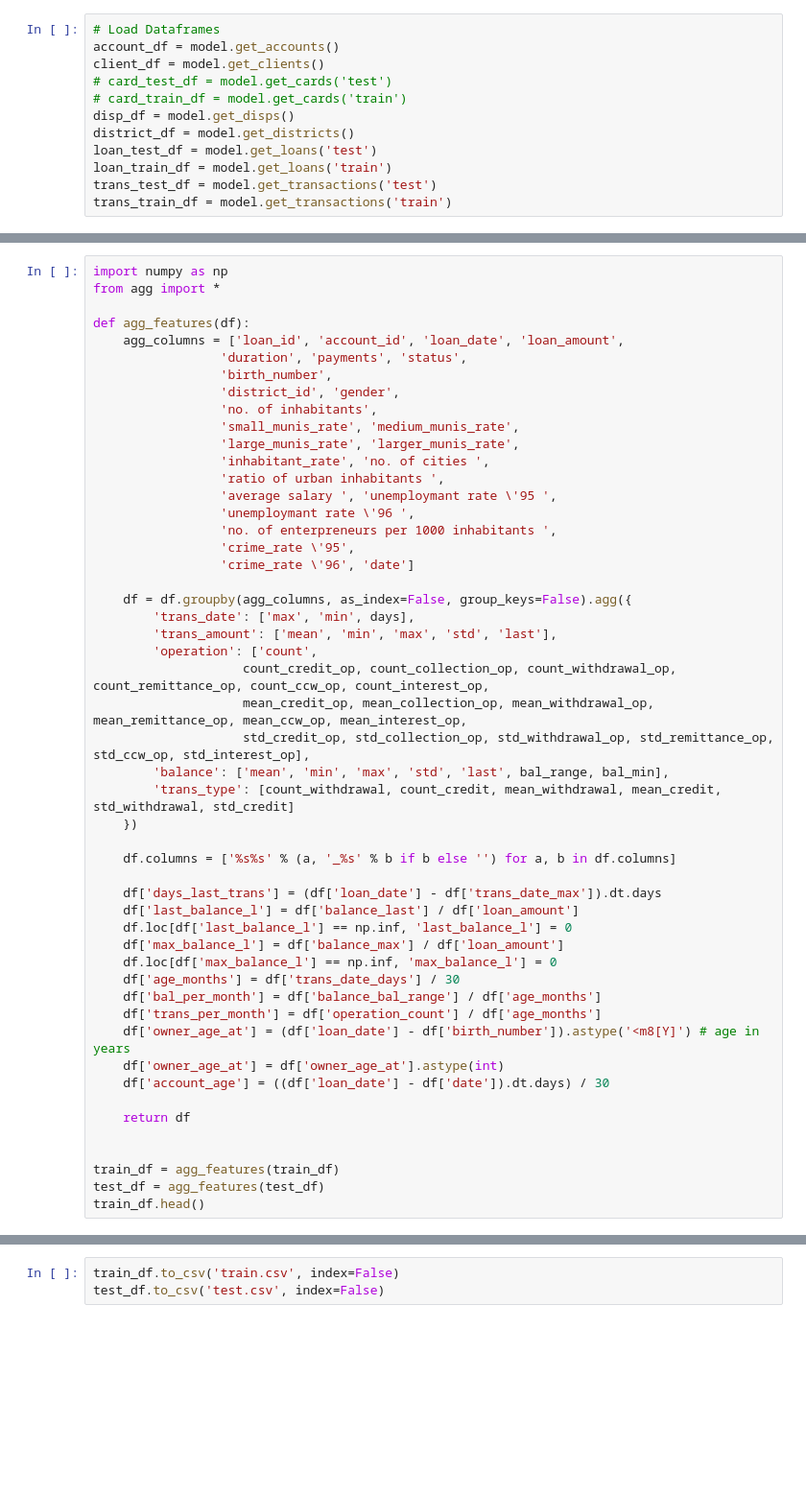
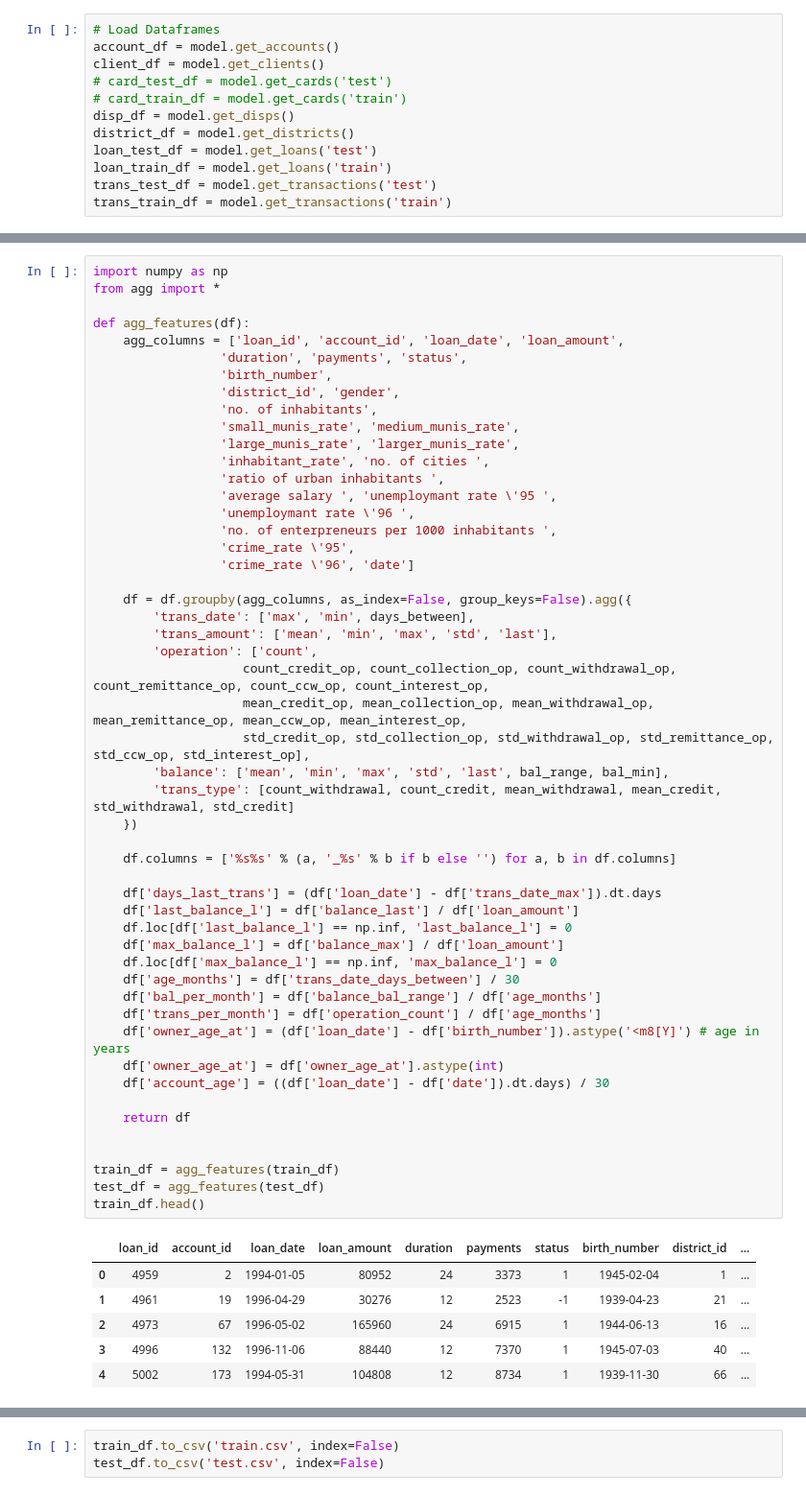
Before and after one commit to Goncalo101/FEUP-CAC, a Jupyter notebook: 03-Data-Preparation.ipynb, the cells around one changed output, grey strips where cells are left out. Shown: that part at 96% size. Drawn from its saved outputs; the diff is of its cells as text; blank space fills up the shorter version.

```diff
--- a/03-Data-Preparation.ipynb
+++ b/03-Data-Preparation.ipynb
@@ -67,33 +224,40 @@ def agg_features(df):
                  'crime_rate \'96', 'date']
 
     df = df.groupby(agg_columns, as_index=False, group_keys=False).agg({
-        'trans_date': ['max', 'min', days],
+        'trans_date': ['max', 'min', days_between],
         'trans_amount': ['mean', 'min', 'max', 'std', 'last'],
         'operation': ['count',
                     count_credit_op, count_collection_op, count_withdrawal_op, count_remittance_op, count_ccw_op, count_interest_op,
                     mean_credit_op, mean_collection_op, mean_withdrawal_op, mean_remittance_op, mean_ccw_op, mean_interest_op,
                     std_credit_op, std_collection_op, std_withdrawal_op, std_remittance_op, std_ccw_op, std_interest_op],
         'balance': ['mean', 'min', 'max', 'std', 'last', bal_range, bal_min],
         'trans_type': [count_withdrawal, count_credit, mean_withdrawal, mean_credit, std_withdrawal, std_credit]
     })
 
     df.columns = ['%s%s' % (a, '_%s' % b if b else '') for a, b in df.columns]
 
     df['days_last_trans'] = (df['loan_date'] - df['trans_date_max']).dt.days
     df['last_balance_l'] = df['balance_last'] / df['loan_amount']
     df.loc[df['last_balance_l'] == np.inf, 'last_balance_l'] = 0
     df['max_balance_l'] = df['balance_max'] / df['loan_amount']
     df.loc[df['max_balance_l'] == np.inf, 'max_balance_l'] = 0
-    df['age_months'] = df['trans_date_days'] / 30
+    df['age_months'] = df['trans_date_days_between'] / 30
     df['bal_per_month'] = df['balance_bal_range'] / df['age_months']
     df['trans_per_month'] = df['operation_count'] / df['age_months']
     df['owner_age_at'] = (df['loan_date'] - df['birth_number']).astype('<m8[Y]') # age in years
     df['owner_age_at'] = df['owner_age_at'].astype(int)
     df['account_age'] = ((df['loan_date'] - df['date']).dt.days) / 30
 
     return df
 
 
 train_df = agg_features(train_df)
 test_df = agg_features(test_df)
 train_df.head()
+# %% [output]
+|  | loan_id | account_id | loan_date | loan_amount | duration | payments | status | birth_number | district_id | ... |
+| 0 | 4959 | 2 | 1994-01-05 | 80952 | 24 | 3373 | 1 | 1945-02-04 | 1 | ... |
+| 1 | 4961 | 19 | 1996-04-29 | 30276 | 12 | 2523 | -1 | 1939-04-23 | 21 | ... |
+| 2 | 4973 | 67 | 1996-05-02 | 165960 | 24 | 6915 | 1 | 1944-06-13 | 16 | ... |
+| 3 | 4996 | 132 | 1996-11-06 | 88440 | 12 | 7370 | 1 | 1945-07-03 | 40 | ... |
+| 4 | 5002 | 173 | 1994-05-31 | 104808 | 12 | 8734 | 1 | 1939-11-30 | 66 | ... |
```
Also changed, not shown: parts of 17 cells of this notebook.
